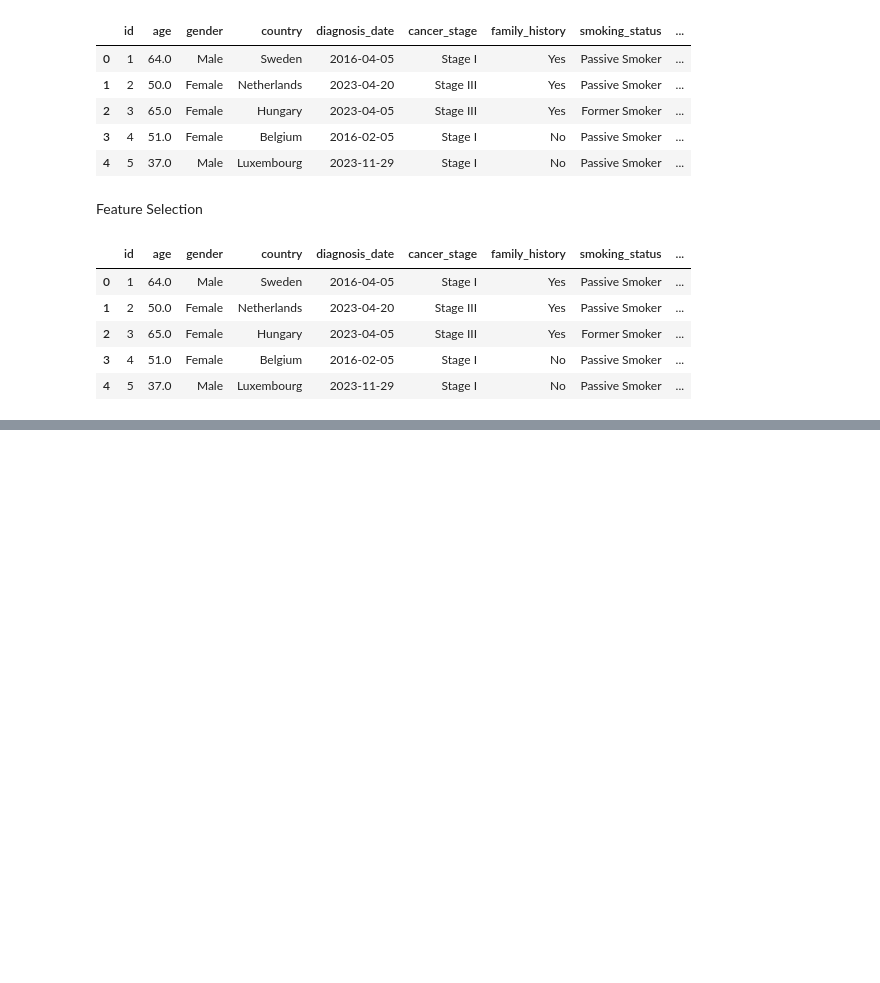
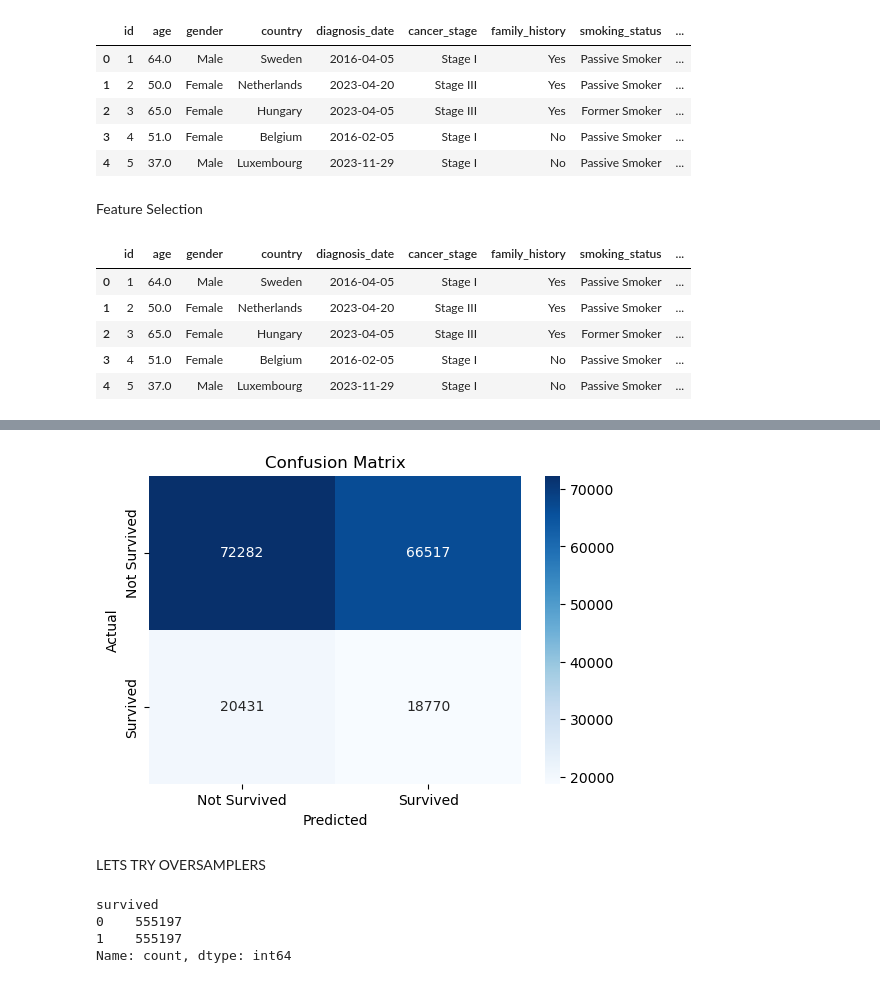
Before and after one commit to HenryKB22/Lung-Cancer-Survival-Predictor, a Jupyter notebook: Lung_Cancer_Project.ipynb, the cells around one changed output, grey strips where cells are left out. Cells and saved outputs as stored; diff of their text form; code cells hidden in the pictures; blank space fills up the shorter version.

```diff
--- a/Lung_Cancer_Project.ipynb
+++ b/Lung_Cancer_Project.ipynb
@@ -309,0 +442,13 @@ Training Accuracy: 0.78
+# %%
+# confusion matrix
+cm = confusion_matrix(y_test, y_pred_rf)
+plt.figure(figsize=(6, 4))
+sns.heatmap(cm, annot=True, fmt='d', cmap='Blues', xticklabels=['Not Survived', 'Survived'], yticklabels=['Not Survived', 'Survived'])
+plt.title("Confusion Matrix")
+plt.xlabel("Predicted")
+plt.ylabel("Actual")
+plt.show()
+# %% [output]
+[figure, added]
+# %% [markdown]
+LETS TRY OVERSAMPLERS
@@ -309,0 +463,7 @@ Training Accuracy: 0.78
+# %%
+class_count
+# %% [output]
+survived
+0    555197
+1    555197
+Name: count, dtype: int64
```
Also changed, not shown: parts of 58 cells of this notebook, 1 other file.
